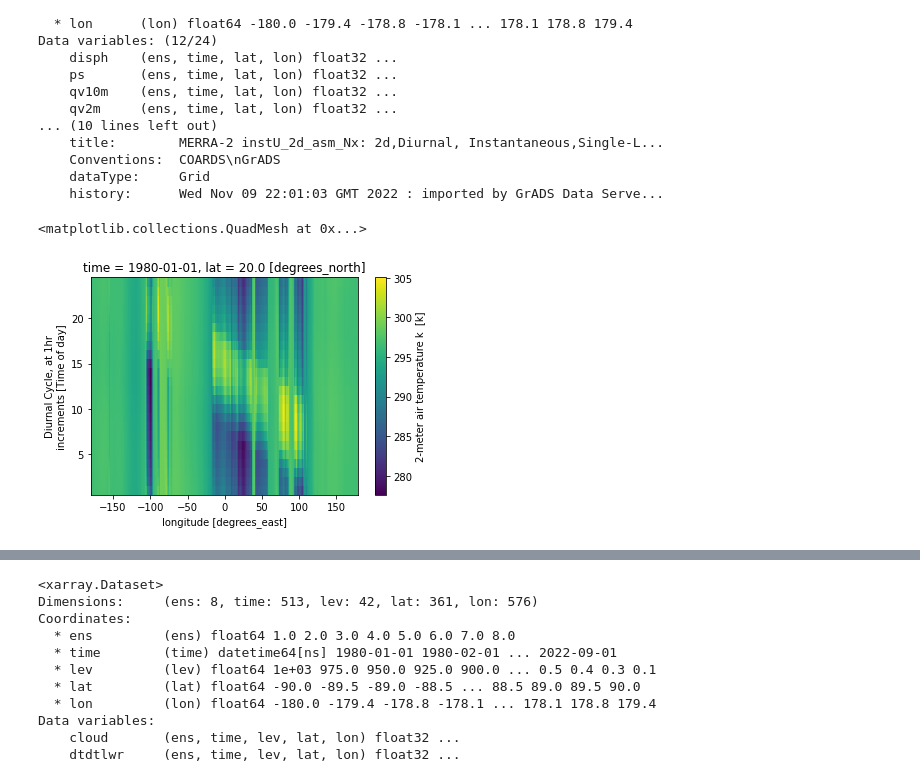
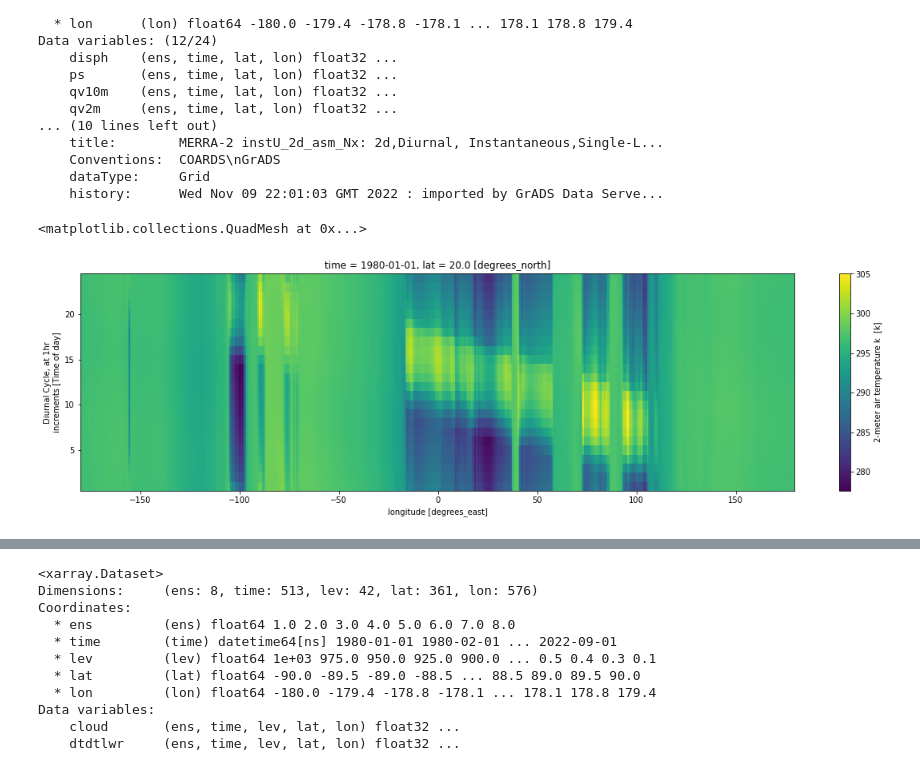
Before and after one commit to ATMOcanes/ATM651, a Jupyter notebook: Files_unsorted/Diurnal_MERRA2_xarray.ipynb, the cells around one changed output, grey strips where cells are left out. Drawn from its saved outputs; the diff is of its cells as text; code cells hidden in the pictures.

```diff
--- a/Files_unsorted/Diurnal_MERRA2_xarray.ipynb
+++ b/Files_unsorted/Diurnal_MERRA2_xarray.ipynb
@@ -35,7 +36,9 @@ Data variables: (12/24)
     history:      Wed Nov 09 22:01:03 GMT 2022 : imported by GrADS Data Serve...
 # %%
 # First month, Jan 1980, on the equator
+plt.figure(figsize=(20, 5))
+
 ds.t2m[:,0,220,:].plot() # eastern Africa is hottest at about 15 UTC
 # %% [output]
 <matplotlib.collections.QuadMesh at 0x...>
-[figure, old version]
+[figure, new version]
```
Also changed, not shown: parts of 2 cells of this notebook, 7 other files.
